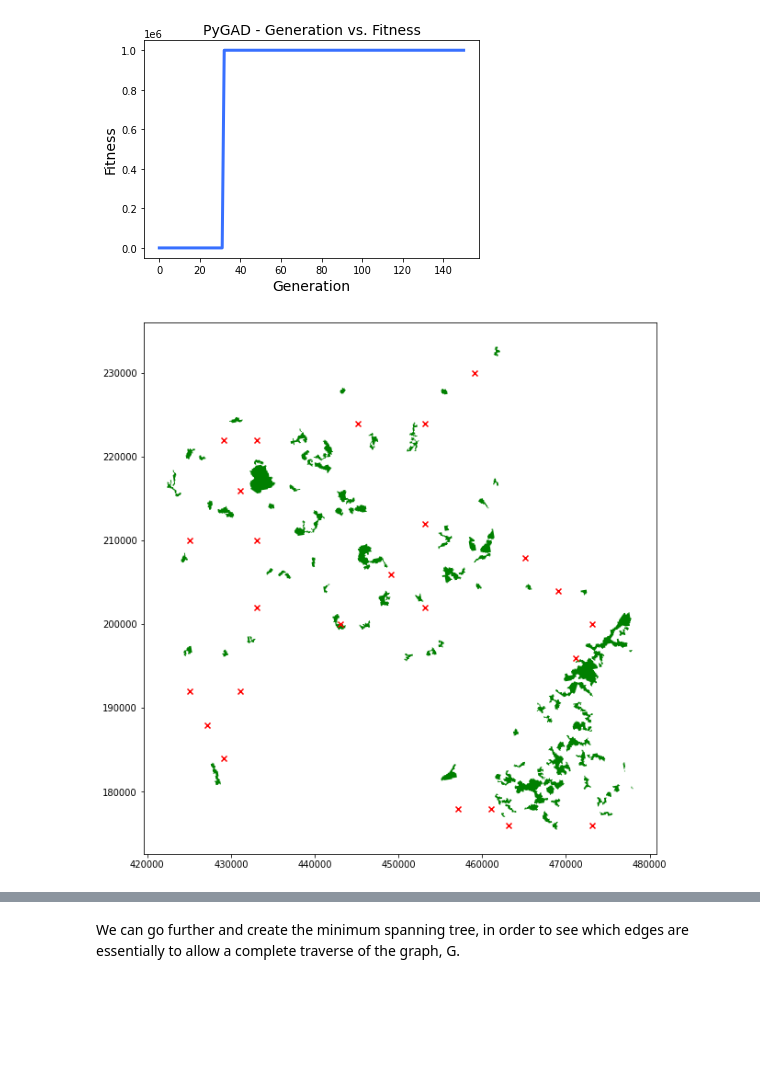
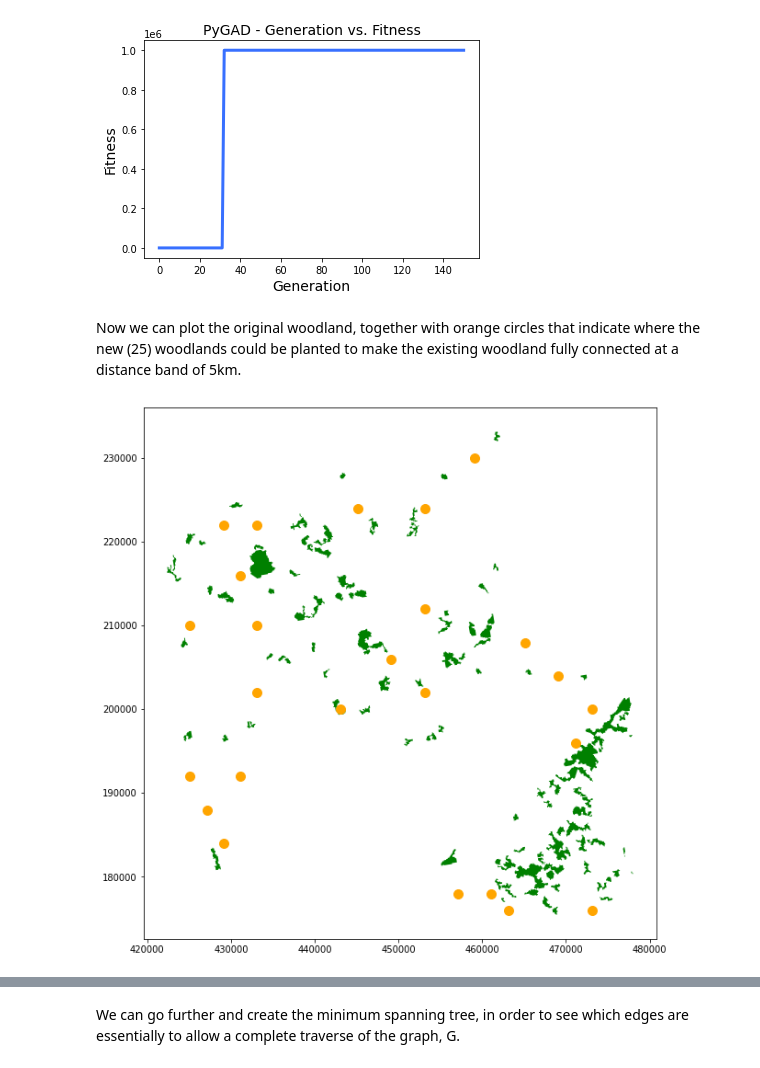
Before and after one commit to scra88le/UKterraform, a Jupyter notebook: UK Corine analysis.ipynb, the cells around one changed output, grey strips where cells are left out. Drawn from its saved outputs; the diff is of its cells as text; code cells hidden in the pictures; blank space fills up the shorter version.

```diff
--- a/UK Corine analysis.ipynb
+++ b/UK Corine analysis.ipynb
@@ -397,13 +397,15 @@ ga_instance.plot_fitness()
 # %% [output]
 [figure]
 [figure]
+# %% [markdown]
+Now we can plot the original woodland, together with orange circles that indicate where the new (25) woodlands could be planted to make the existing woodland fully connected at a distance band of 5km.
 # %%
 # We can plot the best solution together with the original woodland
 new_xy = [(solution[i],solution[i+1]) for i in range(0,len(solution),2)]
 
 ax = oxonBroadleaf_df.plot(figsize=(10,25),color='g')
-ax.scatter(*zip(*new_xy), c="red", marker="x")
+ax.scatter(*zip(*new_xy), c="orange", marker="o", s=100)
 plt.show()
 # %% [output]
-[figure, old version]
+[figure, new version]
 # %% [markdown]
```
Also changed, not shown: parts of 2 cells of this notebook.
